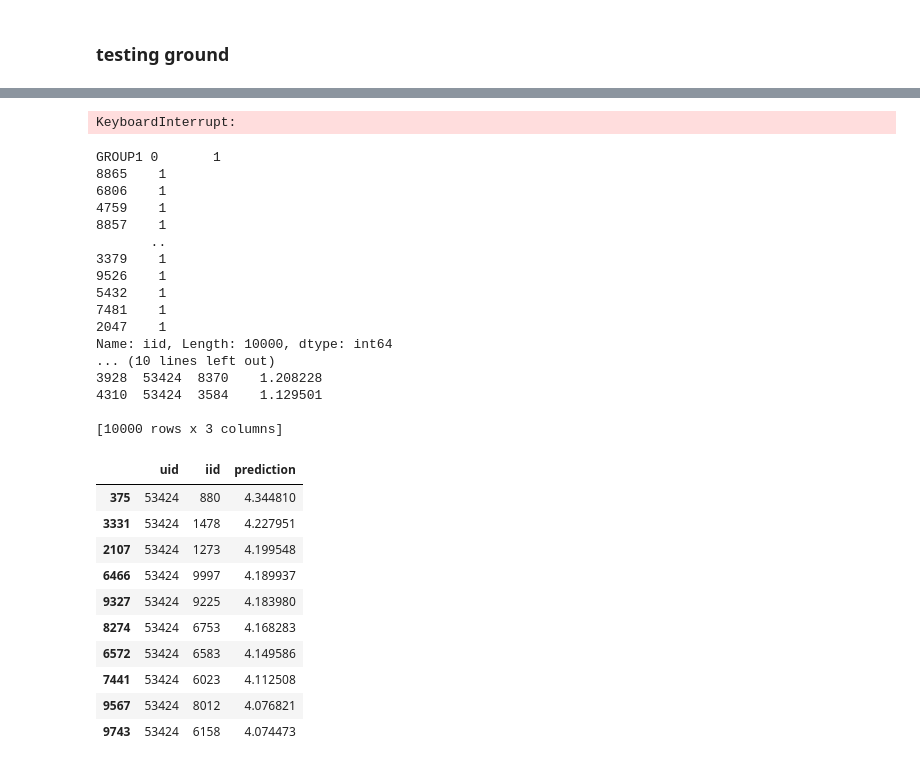
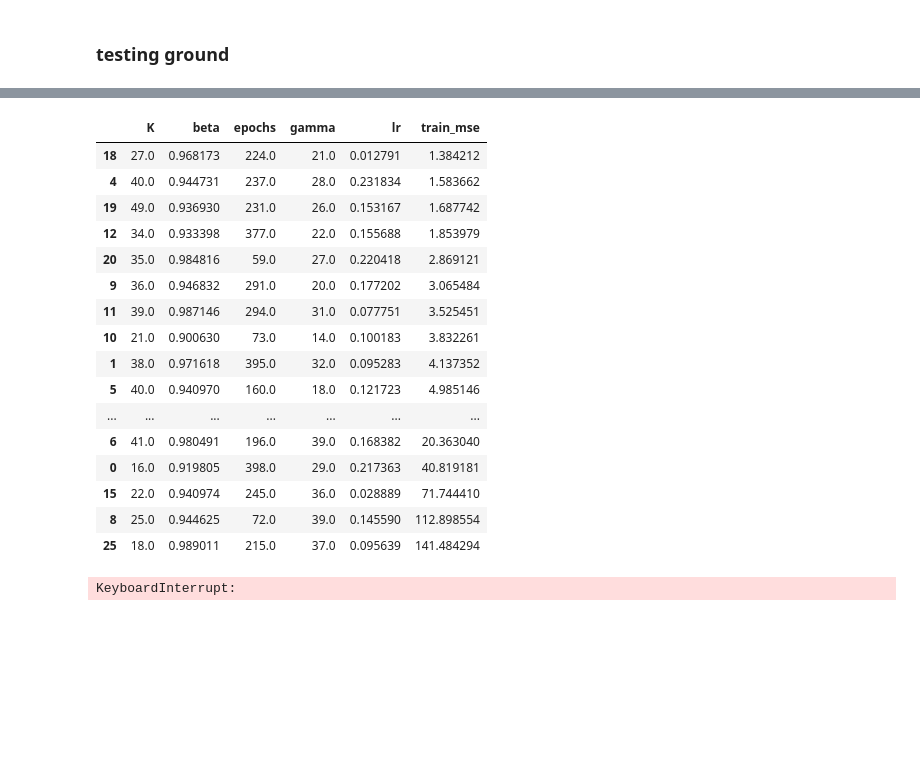
Before and after one commit to ColinB19/BookRecommender, a Jupyter notebook: fromScratch.ipynb, the cells around one changed output, grey strips where cells are left out. Saved outputs shown, nothing was run; the diff lists cells and outputs as text; code cells hidden in the pictures; blank space fills up the shorter version.

Commit message:
Did some hyperparameter optimization. Need to do more. I need to get my MSE sub-1 for sure. Want to try deploying for now

```diff
--- a/fromScratch.ipynb
+++ b/fromScratch.ipynb
@@ -5,7 +5,7 @@ import numpy as np
 from scipy import sparse
 import pandas as pd
 # %%
-pipeline = mp.MSEPipeline()
+pipeline = mp.MSEPipeline(deploy=False)
 pipeline.preprocess()
 train, test, validation = pipeline.split_test_train()
 # %% [output]
@@ -685,6 +724,6 @@ class MSErec():
 # %%
 model = MSErec(df = train)
 # %%
-model.paramSearch(num_samples=10)
+hypers=model.paramSearch(num_samples=30)
 # %% [output]
 Searching for optimal parameters...
@@ -765,43 +732,22 @@ a[a.uid.isin([1,2])]
-# %%
-import msePipeline as mp
-
-
-pipeline = mp.MSEPipeline()
-pipeline.preprocess()
-
-model = mp.MSErec(df = pipeline.archived_ratings)
-model.trainModel()
-# %% [output]
-KeyboardInterrupt:
-# %%
-test = model.getPredictions(pipeline.user_predictions)
-test
-# %% [output]
-GROUP1 0       1
-8865    1
-6806    1
-4759    1
-8857    1
-       ..
-3379    1
-9526    1
-5432    1
-7481    1
-2047    1
-Name: iid, Length: 10000, dtype: int64
-... (10 lines left out)
-3928  53424  8370    1.208228
-4310  53424  3584    1.129501
-
-[10000 rows x 3 columns]
-|  | uid | iid | prediction |
-| 375 | 53424 | 880 | 4.344810 |
-| 3331 | 53424 | 1478 | 4.227951 |
-| 2107 | 53424 | 1273 | 4.199548 |
-| 6466 | 53424 | 9997 | 4.189937 |
-| 9327 | 53424 | 9225 | 4.183980 |
-| 8274 | 53424 | 6753 | 4.168283 |
-| 6572 | 53424 | 6583 | 4.149586 |
-| 7441 | 53424 | 6023 | 4.112508 |
-| 9567 | 53424 | 8012 | 4.076821 |
-| 9743 | 53424 | 6158 | 4.074473 |
+# %%
+# now I want to do a grid search right around the best one.
+# for this I want to plot the MSE as I train to see what's going on
+hypers
+# %% [output]
+|  | K | beta | epochs | gamma | lr | train_mse |
+| 18 | 27.0 | 0.968173 | 224.0 | 21.0 | 0.012791 | 1.384212 |
+| 4 | 40.0 | 0.944731 | 237.0 | 28.0 | 0.231834 | 1.583662 |
+| 19 | 49.0 | 0.936930 | 231.0 | 26.0 | 0.153167 | 1.687742 |
+| 12 | 34.0 | 0.933398 | 377.0 | 22.0 | 0.155688 | 1.853979 |
+| 20 | 35.0 | 0.984816 | 59.0 | 27.0 | 0.220418 | 2.869121 |
+| 9 | 36.0 | 0.946832 | 291.0 | 20.0 | 0.177202 | 3.065484 |
+| 11 | 39.0 | 0.987146 | 294.0 | 31.0 | 0.077751 | 3.525451 |
+| 10 | 21.0 | 0.900630 | 73.0 | 14.0 | 0.100183 | 3.832261 |
+| 1 | 38.0 | 0.971618 | 395.0 | 32.0 | 0.095283 | 4.137352 |
+| 5 | 40.0 | 0.940970 | 160.0 | 18.0 | 0.121723 | 4.985146 |
+| ... | ... | ... | ... | ... | ... | ... |
+| 6 | 41.0 | 0.980491 | 196.0 | 39.0 | 0.168382 | 20.363040 |
+| 0 | 16.0 | 0.919805 | 398.0 | 29.0 | 0.217363 | 40.819181 |
+| 15 | 22.0 | 0.940974 | 245.0 | 36.0 | 0.028889 | 71.744410 |
+| 8 | 25.0 | 0.944625 | 72.0 | 39.0 | 0.145590 | 112.898554 |
+| 25 | 18.0 | 0.989011 | 215.0 | 37.0 | 0.095639 | 141.484294 |
@@ -807,0 +756,5 @@ Name: iid, Length: 10000, dtype: int64
+# %%
+dfParams = pd.DataFrame(columns = ['epochs', 'lr', 'cost'])
+dfParams = model.gridSearch(dfParams)
+# %% [output]
+KeyboardInterrupt:
```
Also changed, not shown: parts of 14 cells of this notebook, 12 other files.
